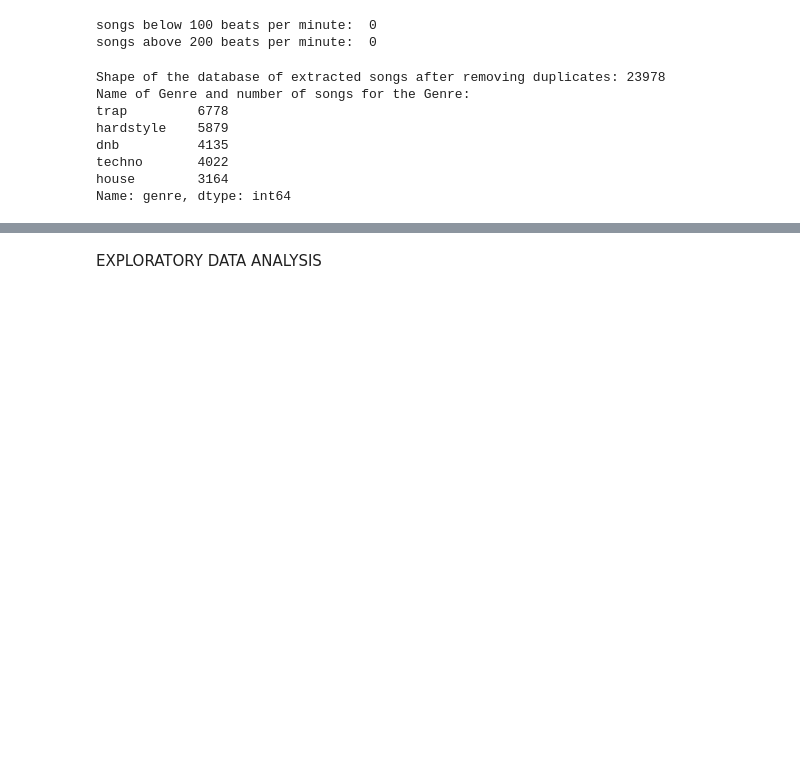
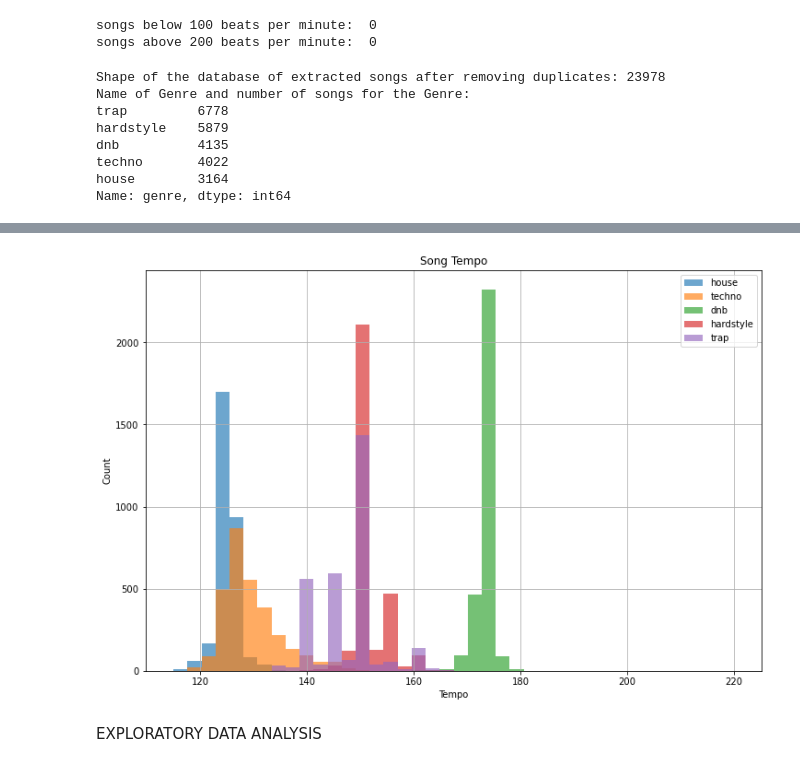
Before and after one commit to chetanpopli/subgenre-classifier, a Jupyter notebook: cleaning_final_last.ipynb, the cells around one changed output, grey strips where cells are left out. Drawn from its saved outputs; the diff is of its cells as text; code cells hidden in the pictures; blank space fills up the shorter version.

```diff
--- a/cleaning_final_last.ipynb
+++ b/cleaning_final_last.ipynb
@@ -184,0 +269,11 @@ Name: genre, dtype: int64
+# %%
+def sample_songs(df, genres, n):
+    result = pd.DataFrame()
+
+    for i in range(len(genres)):
+        sample = songs[songs['genre'] == genres[i]].sample(n=n)
+        result = pd.concat([result, sample], ignore_index=True)
+
+    return result
+# %%
+songs = sample_songs(songs, genres, 3000)
@@ -185,2 +296,10 @@ Name: genre, dtype: int64
+# %%
+fig = plt.figure(figsize=(12,8))
+plt.title('Song Tempo')
+
+for genre in genres:
+    graph_tempo(genre, songs)
+# %% [output]
+[figure, added]
 # %% [markdown]
 EXPLORATORY DATA ANALYSIS
```
Also changed, not shown: parts of 23 cells of this notebook, 1 other file.
